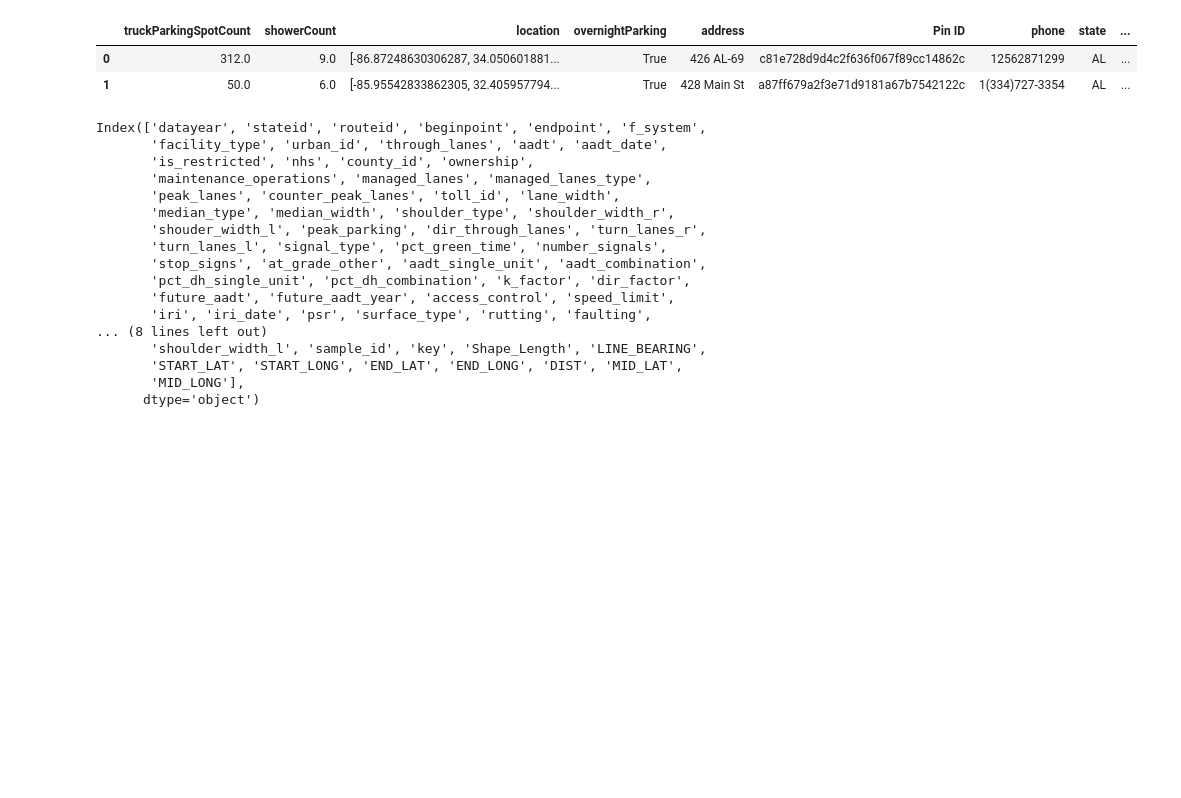
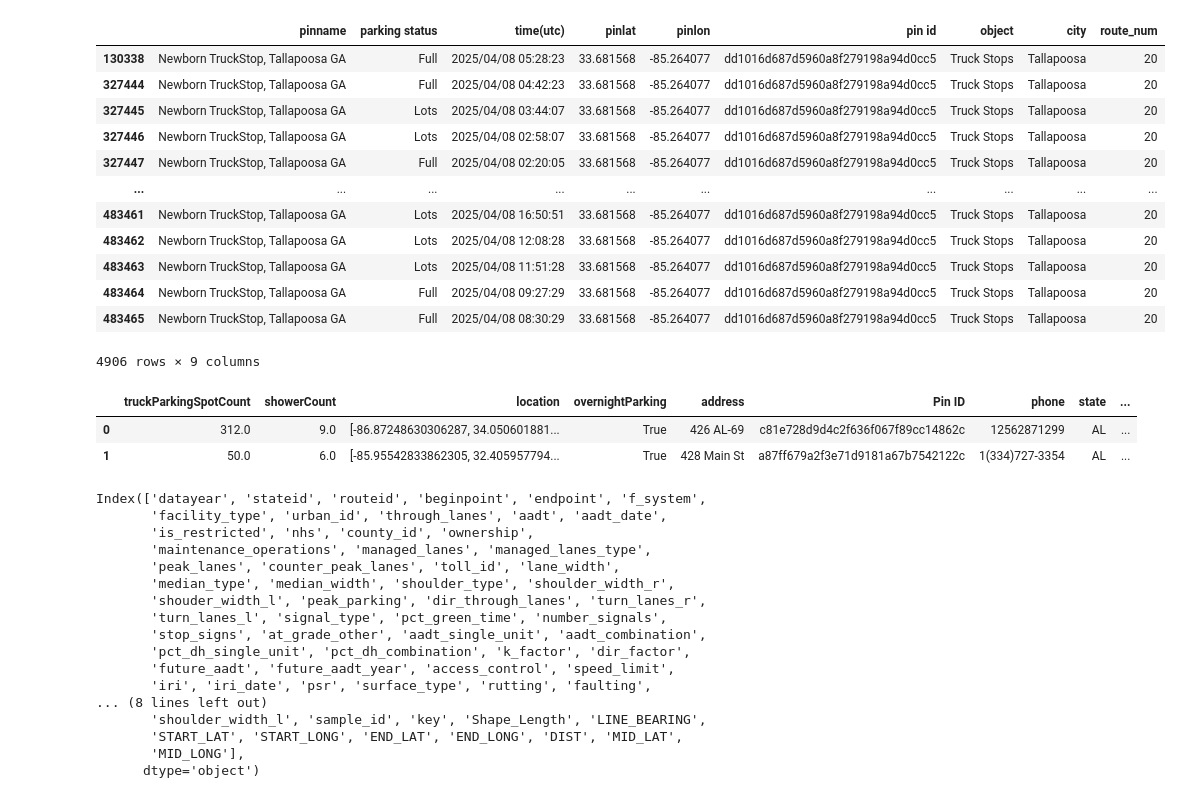
Before and after one commit to Bhavya-Budhia/TruckParking, a Jupyter notebook: model_stops.ipynb, the cells around one changed output. Drawn from its saved outputs; the diff is of its cells as text; code cells hidden in the pictures; blank space fills up the shorter version.

```diff
--- a/model_stops.ipynb
+++ b/model_stops.ipynb
@@ -2,5 +2,7 @@
 import numpy as np
 import pandas as pd
 from haversine import haversine_vector, Unit
+# %%
+path = r"C:\Users\bhavy\Massachusetts Institute of Technology\Truck Parking Capstone - General\Truck Stop Finder 🚚⛽\\"
 # %%
 df_truck_path = pd.read_csv(
@@ -17,4 +19,20 @@ park_data_3 = pd.read_csv(
 park_data = pd.concat([park_data_1, park_data_2, park_data_3], ignore_index=True)
+# %%
+park_data[park_data["pin id"] == "dd1016d687d5960a8f279198a94d0cc5"]
+# %% [output]
+|  | pinname | parking status | time(utc) | pinlat | pinlon | pin id | object | city | route_num |
+| 130338 | Newborn TruckStop, Tallapoosa GA | Full | 2025/04/08 05:28:23 | 33.681568 | -85.264077 | dd1016d687d5960a8f279198a94d0cc5 | Truck Stops | Tallapoosa | 20 |
+| 327444 | Newborn TruckStop, Tallapoosa GA | Full | 2025/04/08 04:42:23 | 33.681568 | -85.264077 | dd1016d687d5960a8f279198a94d0cc5 | Truck Stops | Tallapoosa | 20 |
+| 327445 | Newborn TruckStop, Tallapoosa GA | Lots | 2025/04/08 03:44:07 | 33.681568 | -85.264077 | dd1016d687d5960a8f279198a94d0cc5 | Truck Stops | Tallapoosa | 20 |
+| 327446 | Newborn TruckStop, Tallapoosa GA | Lots | 2025/04/08 02:58:07 | 33.681568 | -85.264077 | dd1016d687d5960a8f279198a94d0cc5 | Truck Stops | Tallapoosa | 20 |
+| 327447 | Newborn TruckStop, Tallapoosa GA | Full | 2025/04/08 02:20:05 | 33.681568 | -85.264077 | dd1016d687d5960a8f279198a94d0cc5 | Truck Stops | Tallapoosa | 20 |
+| ... | ... | ... | ... | ... | ... | ... | ... | ... | ... |
+| 483461 | Newborn TruckStop, Tallapoosa GA | Lots | 2025/04/08 16:50:51 | 33.681568 | -85.264077 | dd1016d687d5960a8f279198a94d0cc5 | Truck Stops | Tallapoosa | 20 |
+| 483462 | Newborn TruckStop, Tallapoosa GA | Lots | 2025/04/08 12:08:28 | 33.681568 | -85.264077 | dd1016d687d5960a8f279198a94d0cc5 | Truck Stops | Tallapoosa | 20 |
+| 483463 | Newborn TruckStop, Tallapoosa GA | Lots | 2025/04/08 11:51:28 | 33.681568 | -85.264077 | dd1016d687d5960a8f279198a94d0cc5 | Truck Stops | Tallapoosa | 20 |
+| 483464 | Newborn TruckStop, Tallapoosa GA | Full | 2025/04/08 09:27:29 | 33.681568 | -85.264077 | dd1016d687d5960a8f279198a94d0cc5 | Truck Stops | Tallapoosa | 20 |
+| 483465 | Newborn TruckStop, Tallapoosa GA | Full | 2025/04/08 08:30:29 | 33.681568 | -85.264077 | dd1016d687d5960a8f279198a94d0cc5 | Truck Stops | Tallapoosa | 20 |
+4906 rows × 9 columns
 # %%
 df_truck_path.head(2)
 # %% [output]
```
Also changed, not shown: parts of 28 cells of this notebook, 1 other file.
